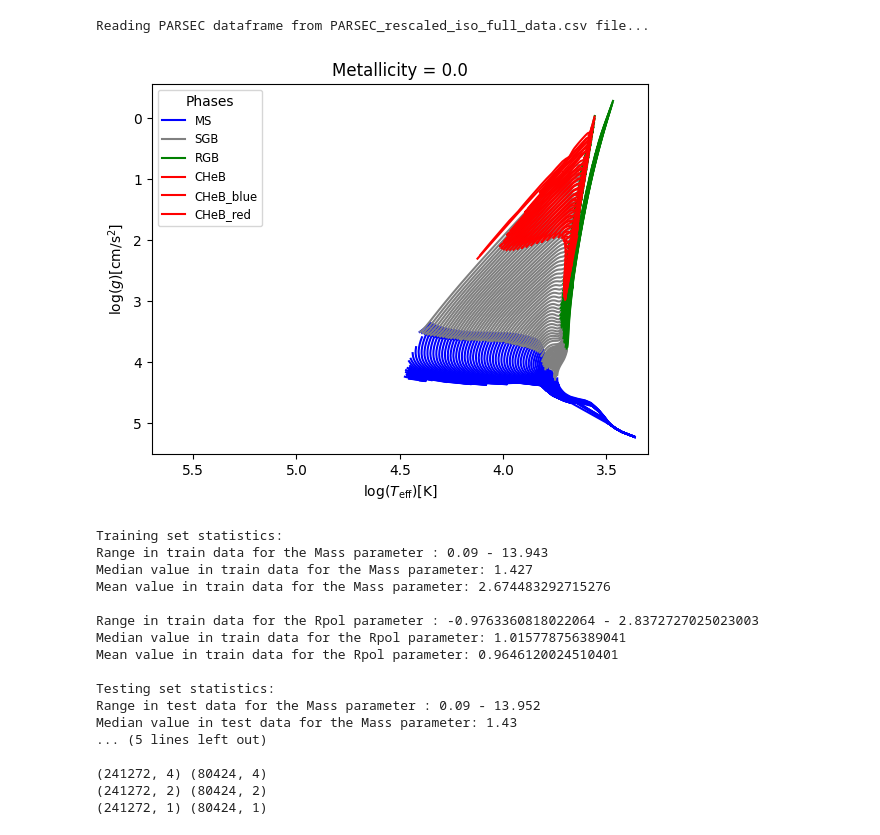
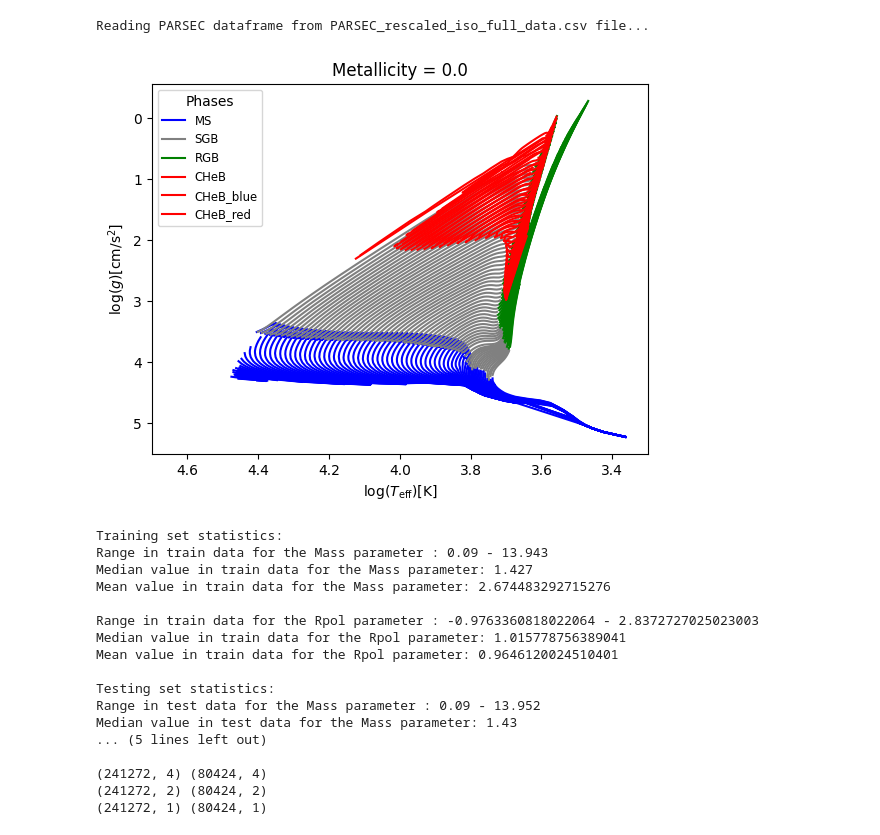
Before and after one commit to anpirott/thesis, a Jupyter notebook: notebooks/ML/method_ML/Model_A_partial/final_models/PARSEC/final_model.ipynb, the cells around one changed output. Cells and saved outputs as stored; diff of their text form; code cells hidden in the pictures.

Commit message:
remade the visualisation to have no cropping of the axes' legends with 3 heatmap

```diff
--- a/notebooks/ML/method_ML/Model_A_partial/final_models/PARSEC/final_model.ipynb
+++ b/notebooks/ML/method_ML/Model_A_partial/final_models/PARSEC/final_model.ipynb
@@ -41,11 +41,11 @@ iso_df = iso_handler.get_isochrone_dataframe()
 Reading PARSEC dataframe from PARSEC_rescaled_iso_full_data.csv file...
 # %%
 phase_filtered_iso_df = Data_preparator.filter_data(iso_df, {'label':[1, 2, 3, 4, 5, 6]})
-# %%
-data_visualiser_phase_filtered = Data_visualiser(phase_filtered_iso_df, physical_model)
-data_visualiser_phase_filtered.plot_Kiel([], [0.0])
-# %% [output]
-[figure, removed]
+# %%
+data_visualiser_phase_filtered = Data_visualiser(phase_filtered_iso_df, physical_model)
+data_visualiser_phase_filtered.plot_Kiel([], [0.0], x_lim=(4.7, 3.3))
+# %% [output]
+[figure, added]
 # %%
 X_train, X_ivs, y_train, y_ivs, categories_train, categories_ivs = \
     Data_preparator.split_data(phase_filtered_iso_df, x_cols=['logAge', 'logTe', 'logg', 'metallicity'],
```
Also changed, not shown: 34 other files.
